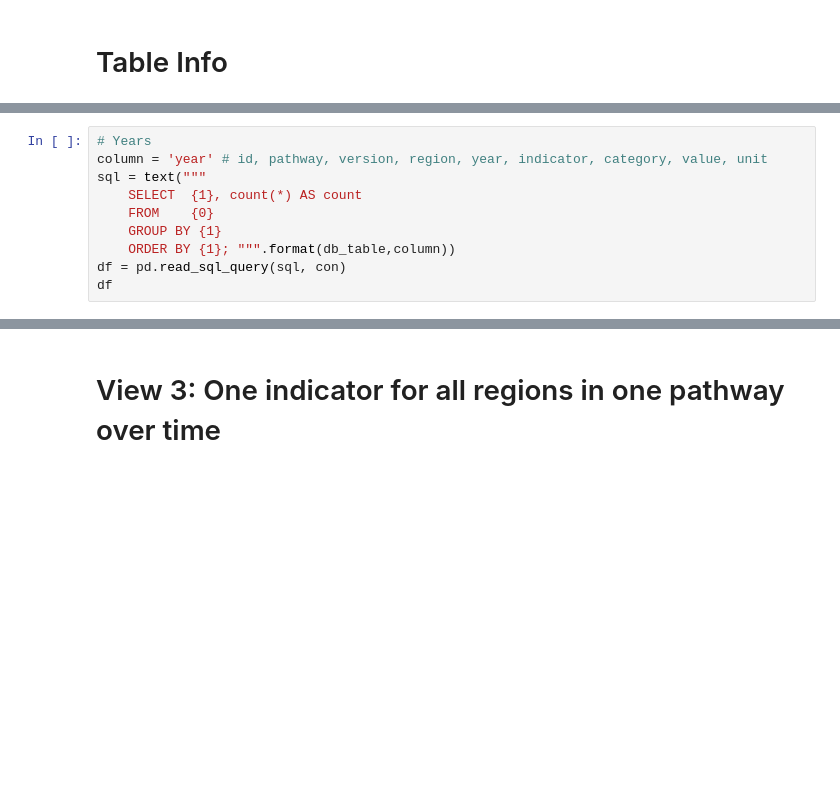
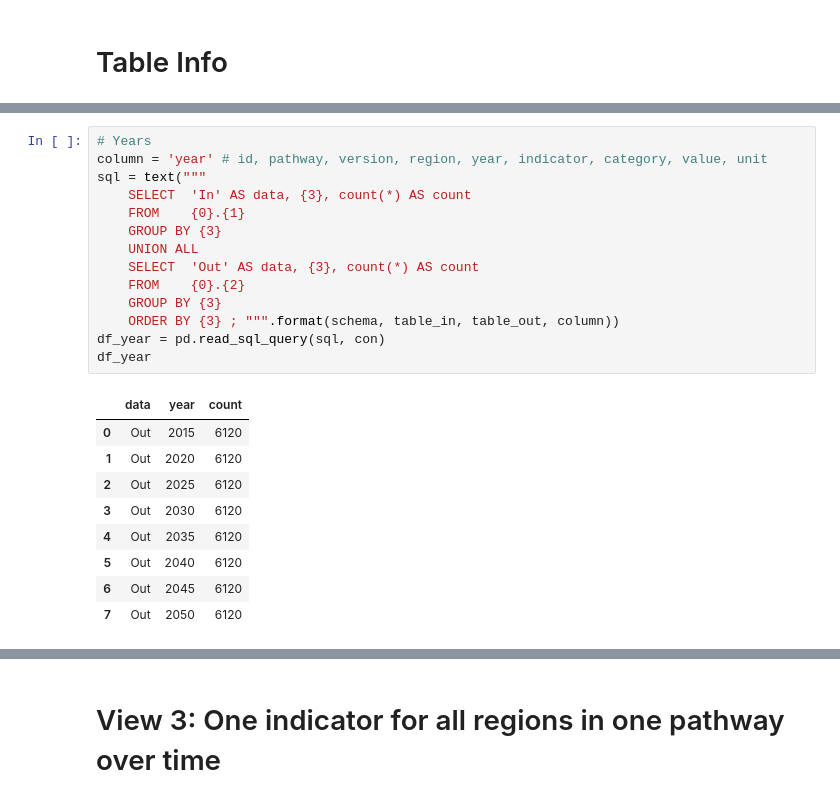
Before and after one commit to ReeemProject/reeem_db, a Jupyter notebook: database_views/reeem_jupyter/reeem_db_plot_EcoSense.ipynb, the cells around one changed output, grey strips where cells are left out. Cells and saved outputs as stored; diff of their text form; blank space fills up the shorter version.

```diff
--- a/database_views/reeem_jupyter/reeem_db_plot_EcoSense.ipynb
+++ b/database_views/reeem_jupyter/reeem_db_plot_EcoSense.ipynb
@@ -104,13 +149,27 @@ df
 # %%
 # Years
 column = 'year' # id, pathway, version, region, year, indicator, category, value, unit
 sql = text("""
-    SELECT  {1}, count(*) AS count
-    FROM    {0}
-    GROUP BY {1}
-    ORDER BY {1}; """.format(db_table,column))
-df = pd.read_sql_query(sql, con)
-df
+    SELECT  'In' AS data, {3}, count(*) AS count
+    FROM    {0}.{1}
+    GROUP BY {3}
+    UNION ALL
+    SELECT  'Out' AS data, {3}, count(*) AS count
+    FROM    {0}.{2}
+    GROUP BY {3}
+    ORDER BY {3} ; """.format(schema, table_in, table_out, column))
+df_year = pd.read_sql_query(sql, con)
+df_year
+# %% [output]
+|  | data | year | count |
+| 0 | Out | 2015 | 6120 |
+| 1 | Out | 2020 | 6120 |
+| 2 | Out | 2025 | 6120 |
+| 3 | Out | 2030 | 6120 |
+| 4 | Out | 2035 | 6120 |
+| 5 | Out | 2040 | 6120 |
+| 6 | Out | 2045 | 6120 |
+| 7 | Out | 2050 | 6120 |
 # %%
 # Regions
 column = 'region' # id, pathway, version, region, year, indicator, category, value, unit
```
Also changed, not shown: parts of 20 cells of this notebook, 6 other files.
